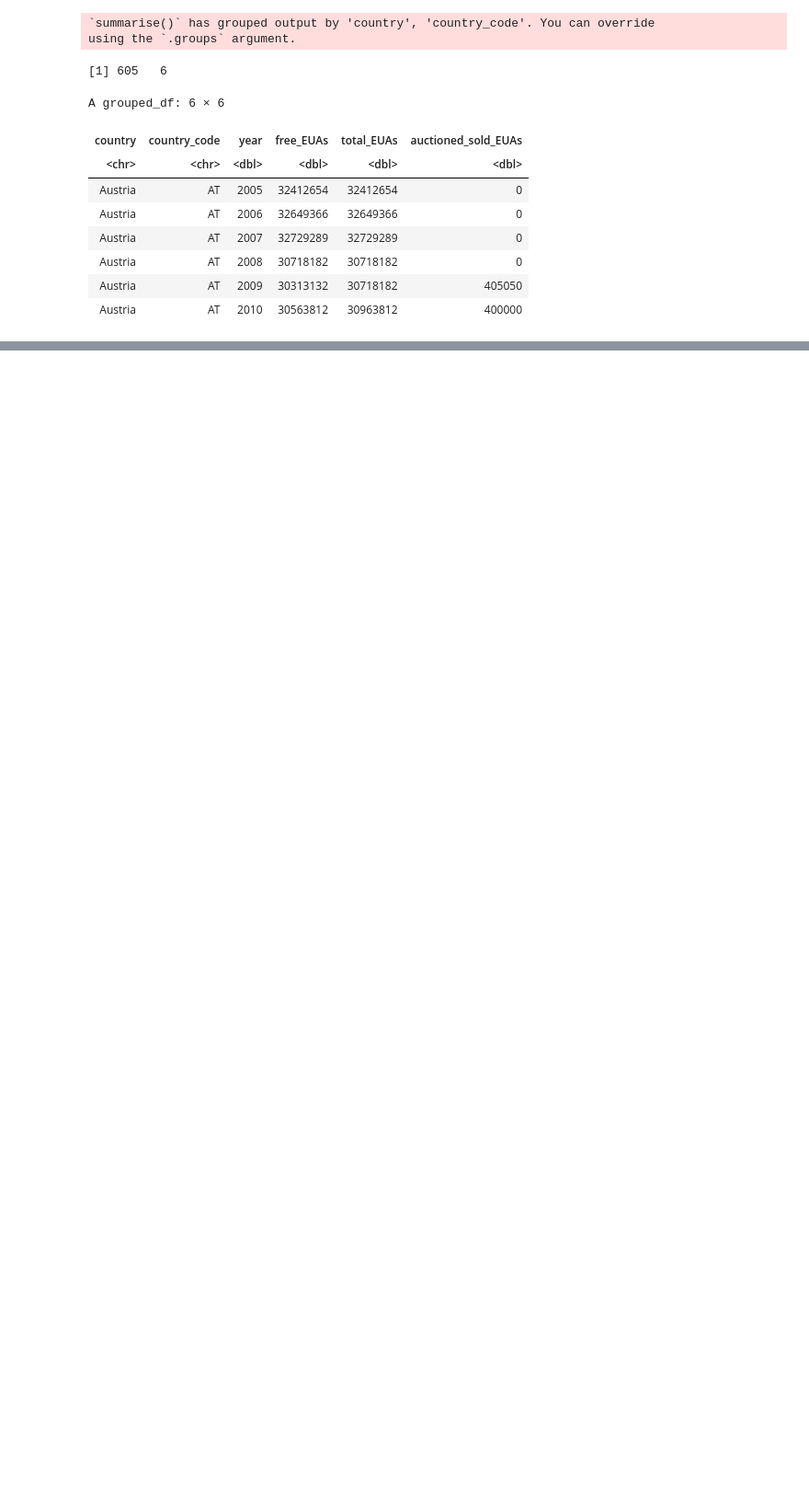
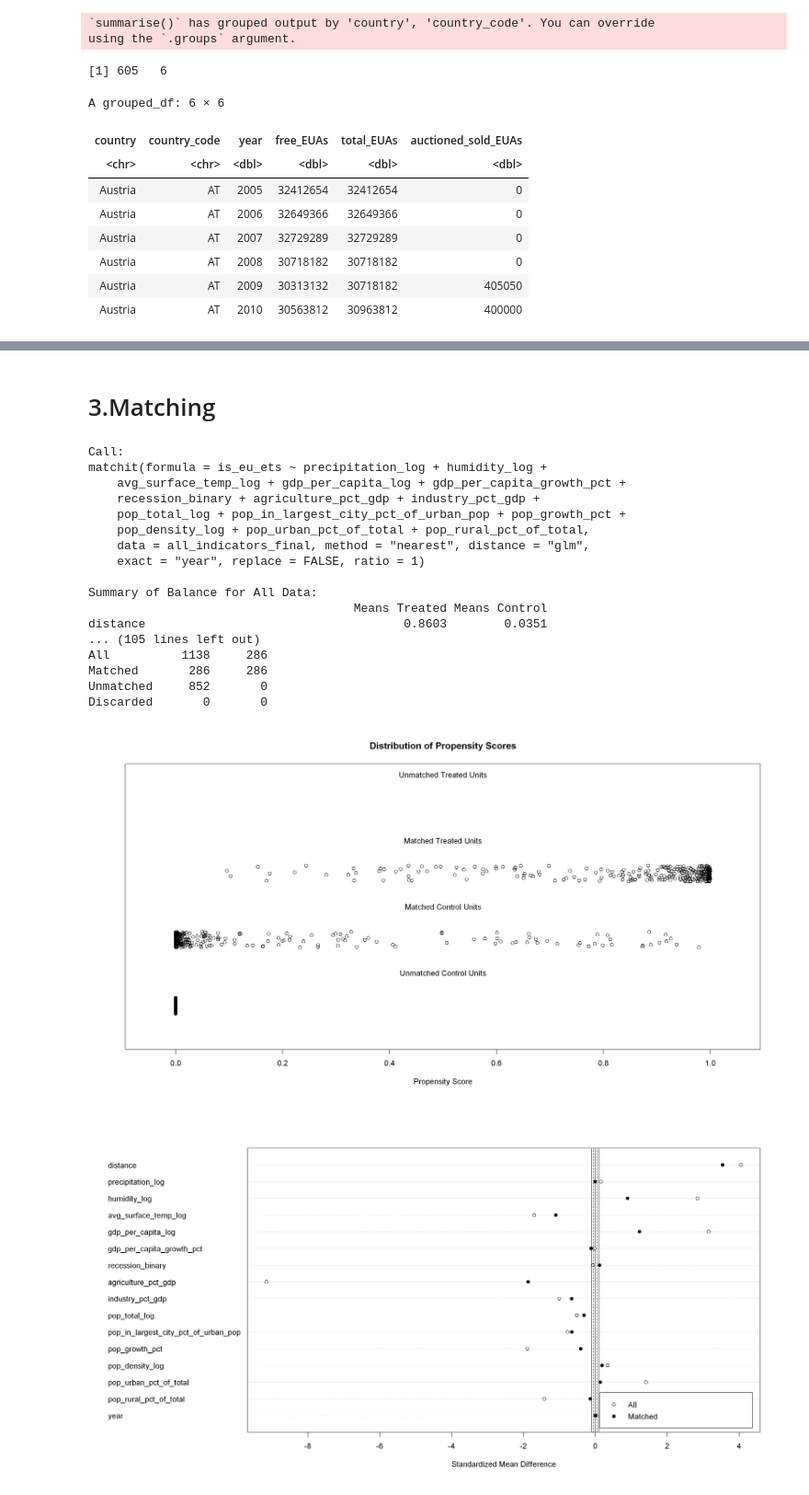
Before and after one commit to huseyinpolat-ds/UW_WNE_DSBA_Master_Thesis_437969, a Jupyter notebook: Thesis_EDA.ipynb, the cells around one changed output, grey strips where cells are left out. Shown at 92% size. Drawn from its saved outputs; the diff is of its cells as text; code cells hidden in the pictures; blank space fills up the shorter version.

Commit message:
EDA completed, next is matching.

```diff
--- a/Thesis_EDA.ipynb
+++ b/Thesis_EDA.ipynb
@@ -758,0 +559,50 @@ Caused by error in `vec_assign()`:
+# %% [markdown]
+# 3.Matching
+# %%
+match_obj <- matchit(is_eu_ets ~
+                      precipitation_log
+                      + humidity_log
+                      + avg_surface_temp_log
+                      + gdp_per_capita_log
+                      + gdp_per_capita_growth_pct
+                      + recession_binary
+                      + agriculture_pct_gdp
+                      + industry_pct_gdp
+                      + pop_total_log
+                      + pop_in_largest_city_pct_of_urban_pop
+                      + pop_growth_pct
+                      + pop_density_log
+                      + pop_urban_pct_of_total
+                      + pop_rural_pct_of_total
+  ,data = all_indicators_final, method = "nearest"
+  ,distance ="glm"
+  ,ratio = 1
+  ,replace = FALSE
+  ,exact = "year"
+  )
+
+matched_subset <- data.frame(match.data(match_obj))
+
+summary(match_obj)
+plot(match_obj, type = "jitter", interactive = FALSE)
+plot(summary(match_obj), abs = FALSE)
+# %% [output]
+Call:
+matchit(formula = is_eu_ets ~ precipitation_log + humidity_log +
+    avg_surface_temp_log + gdp_per_capita_log + gdp_per_capita_growth_pct +
+    recession_binary + agriculture_pct_gdp + industry_pct_gdp +
+    pop_total_log + pop_in_largest_city_pct_of_urban_pop + pop_growth_pct +
+    pop_density_log + pop_urban_pct_of_total + pop_rural_pct_of_total,
+    data = all_indicators_final, method = "nearest", distance = "glm",
+    exact = "year", replace = FALSE, ratio = 1)
+
+Summary of Balance for All Data:
+                                     Means Treated Means Control
+distance                                    0.8603        0.0351
+... (105 lines left out)
+All          1138     286
+Matched       286     286
+Unmatched     852       0
+Discarded       0       0
+[figure, added]
+[figure, added]
```
Also changed, not shown: parts of 53 cells of this notebook.
